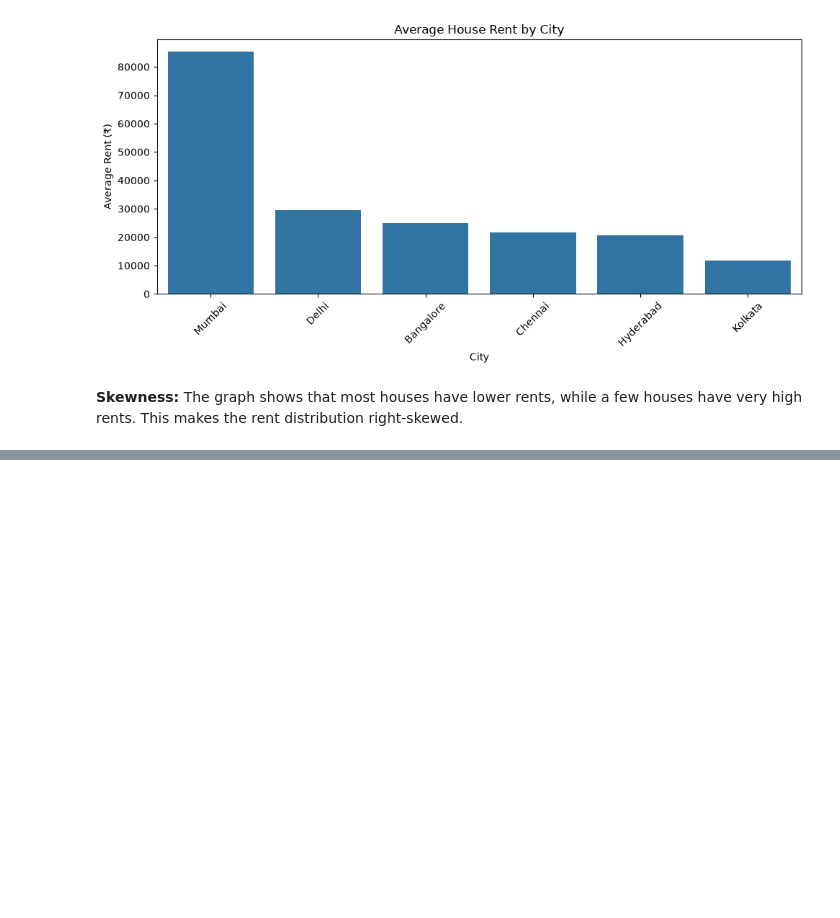
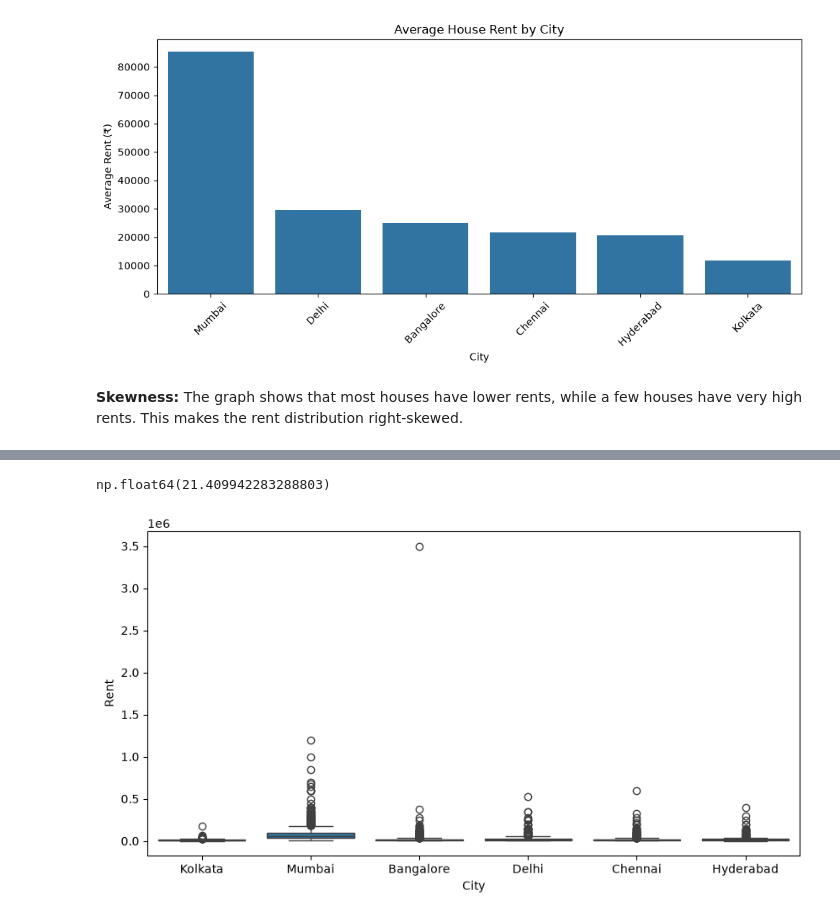
Before and after one commit to anishsharna/Project_practice, a Jupyter notebook: Practice_Task_1/house-rent-analysis.ipynb, the cells around one changed output, grey strips where cells are left out. Saved outputs shown, nothing was run; the diff lists cells and outputs as text; code cells hidden in the pictures; blank space fills up the shorter version.

```diff
--- a/Practice_Task_1/house-rent-analysis.ipynb
+++ b/Practice_Task_1/house-rent-analysis.ipynb
@@ -42,7 +42,7 @@ This project helped me understand rental prices across six major Indian cities.
 In the next stage, I plan to explore how BHK, house size, furnishing status, and city affect rent prices.
 # %%
 import pandas as pd
-df = pd.read_csv("C:\\Users\\anish\\OneDrive\\Documents\\Study\\House_Rent_Dataset.csv")
+df = pd.read_csv("C:\\Users\\anish\\Documents\\Practice_Task_1\\House_Rent_Dataset.csv")
 # %%
 df.info()
 # %% [output]
@@ -172,0 +165,2 @@ This project helped me improve my understanding of data analysis using Pandas, M
+# %%
+df['Posted On'] = pd.to_datetime(df['Posted On'])
@@ -172,0 +211,4 @@ This project helped me improve my understanding of data analysis using Pandas, M
+# %%
+df['Rent'].skew()
+# %% [output]
+np.float64(21.409942283288803)
@@ -172,0 +217,6 @@ This project helped me improve my understanding of data analysis using Pandas, M
+# %%
+plt.figure(figsize=(10, 5))
+sns.boxplot(x='City', y='Rent', data=df)
+plt.show()
+# %% [output]
+[figure, added]
```
Also changed, not shown: parts of 11 cells of this notebook.
